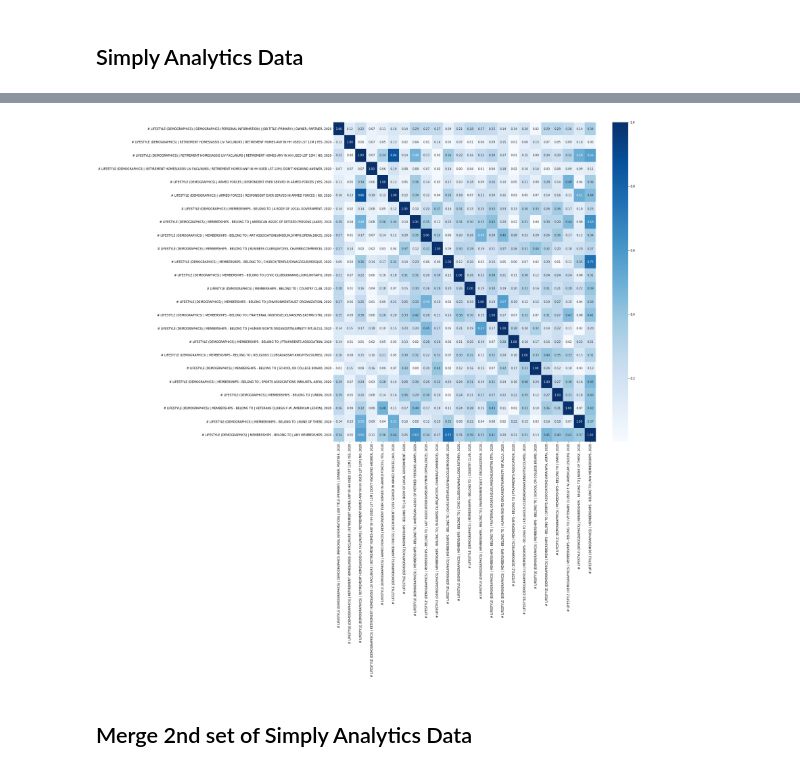
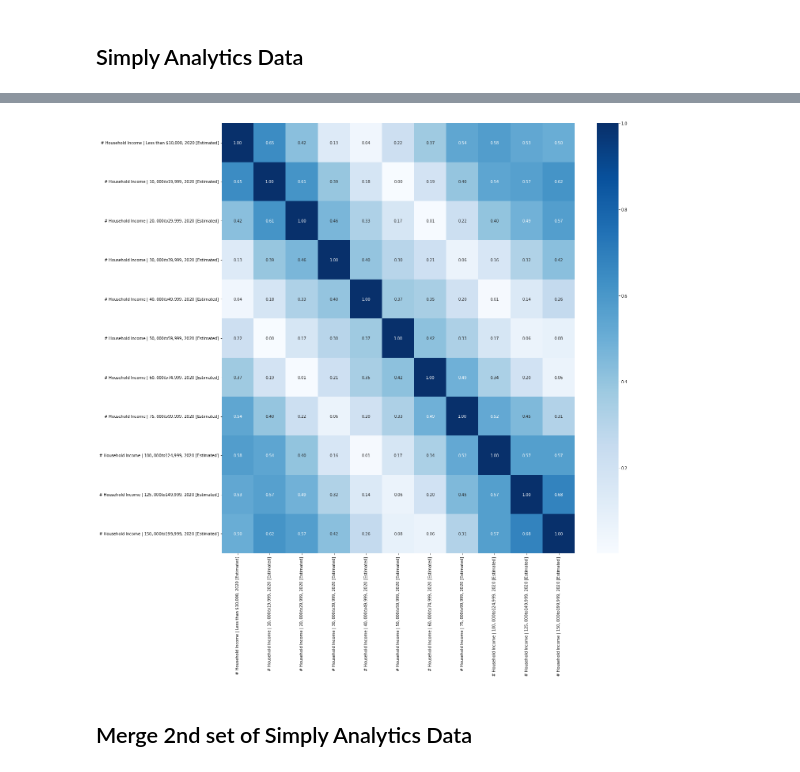
Before and after one commit to zedian/CS229-FinalProject, a Jupyter notebook: pre-processing.ipynb, the cells around one changed output, grey strips where cells are left out. Cells and saved outputs as stored; diff of their text form; code cells hidden in the pictures.

```diff
--- a/pre-processing.ipynb
+++ b/pre-processing.ipynb
@@ -185,10 +185,10 @@ demo_selected
 # %%
 # plot heatmap
-demo_plot = demo_clean.loc[:,demo_clean.columns.str.contains('# LIFESTYLE')].div(demo_clean.iloc[:,1],axis=0)
+demo_plot = demo_clean.loc[:,demo_clean.columns.str.contains('# Household')].div(demo_clean.iloc[:,1],axis=0)
 plt.figure(figsize=(20,20))
 sns.heatmap(np.abs(demo_plot.corr()),annot=True, fmt=".2f",cmap='Blues');
 # %% [output]
-[figure, old version]
+[figure, new version]
 # %% [markdown]
 ## Merge 2nd set of Simply Analytics Data ##
 # %%
```
Also changed, not shown: parts of 9 cells of this notebook.
